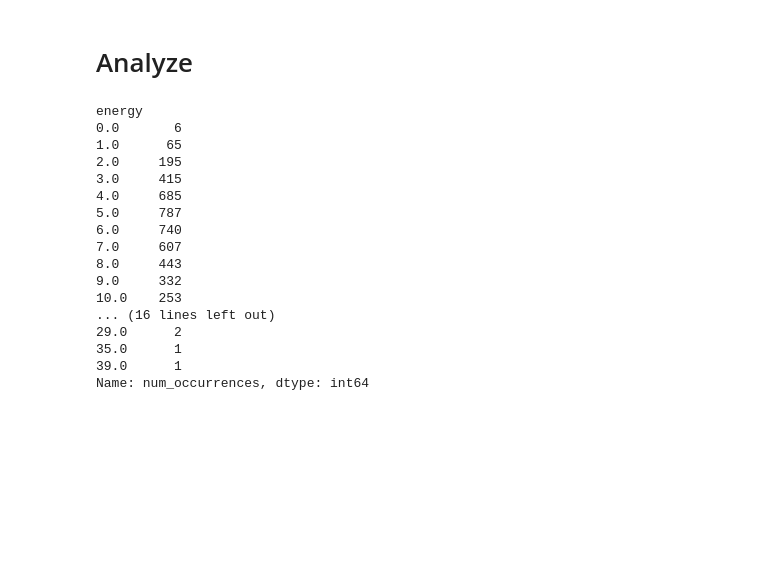
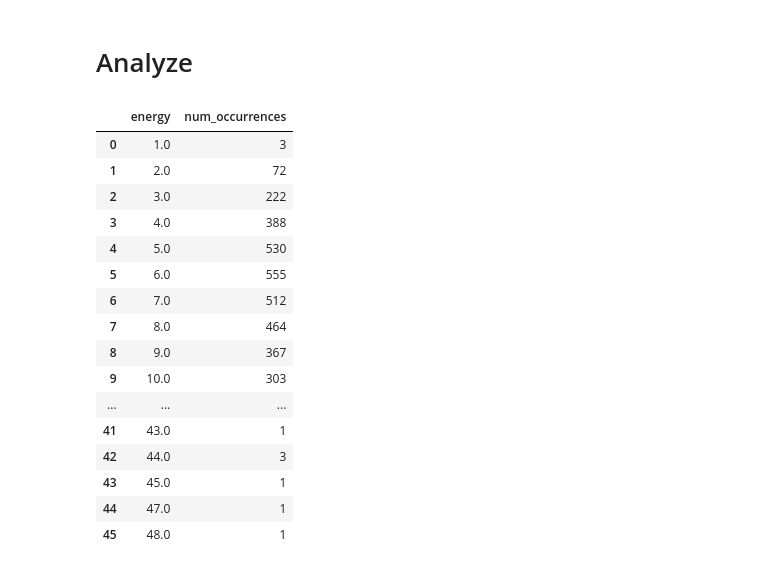
Before and after one commit to atg205/DWaveDynamics, a Jupyter notebook: notebooks/tests.ipynb, the cells around one changed output. Saved outputs shown, nothing was run; the diff lists cells and outputs as text; code cells hidden in the pictures; blank space fills up the shorter version.

```diff
--- a/notebooks/tests.ipynb
+++ b/notebooks/tests.ipynb
@@ -87,22 +89,23 @@ for topology in ['pegasus', 'zephyr']:
 dfs_all = pd.concat(dfs)
 # %%
 dfs_grouped =dfs_all.groupby(['topology', 'precision','energy'])['num_occurrences'].sum()
-dfs_grouped['pegasus',2]
+df = dfs_grouped['pegasus',4].reset_index()
+df
 # %% [output]
-energy
-0.0       6
-1.0      65
-2.0     195
-3.0     415
-4.0     685
-5.0     787
-6.0     740
-7.0     607
-8.0     443
-9.0     332
-10.0    253
-... (16 lines left out)
-29.0      2
-35.0      1
-39.0      1
-Name: num_occurrences, dtype: int64
+|  | energy | num_occurrences |
+| 0 | 1.0 | 3 |
+| 1 | 2.0 | 72 |
+| 2 | 3.0 | 222 |
+| 3 | 4.0 | 388 |
+| 4 | 5.0 | 530 |
+| 5 | 6.0 | 555 |
+| 6 | 7.0 | 512 |
+| 7 | 8.0 | 464 |
+| 8 | 9.0 | 367 |
+| 9 | 10.0 | 303 |
+| ... | ... | ... |
+| 41 | 43.0 | 1 |
+| 42 | 44.0 | 3 |
+| 43 | 45.0 | 1 |
+| 44 | 47.0 | 1 |
+| 45 | 48.0 | 1 |
```
Also changed, not shown: parts of 5 cells of this notebook.
